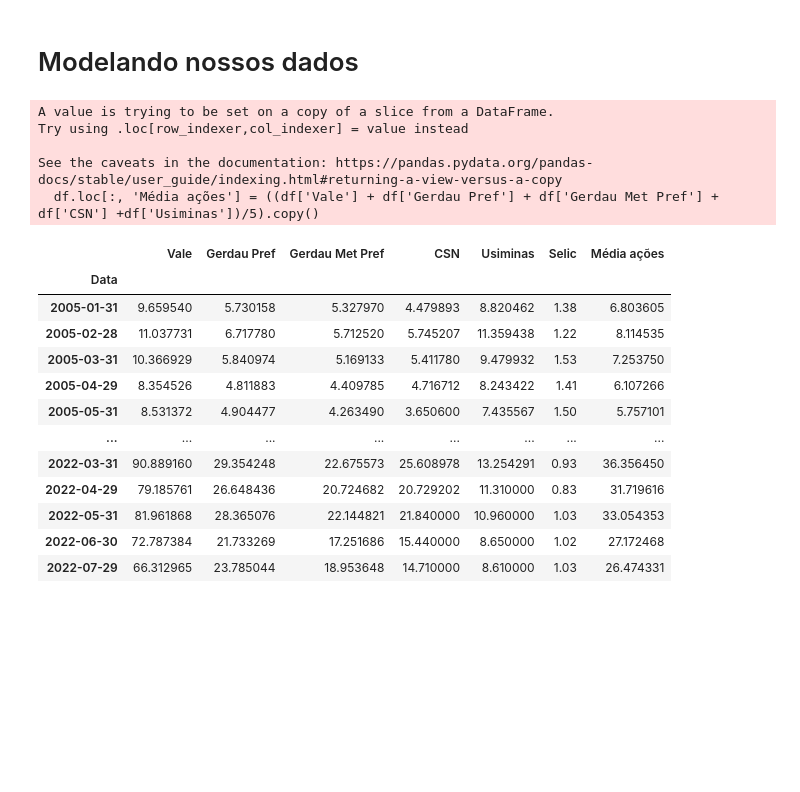
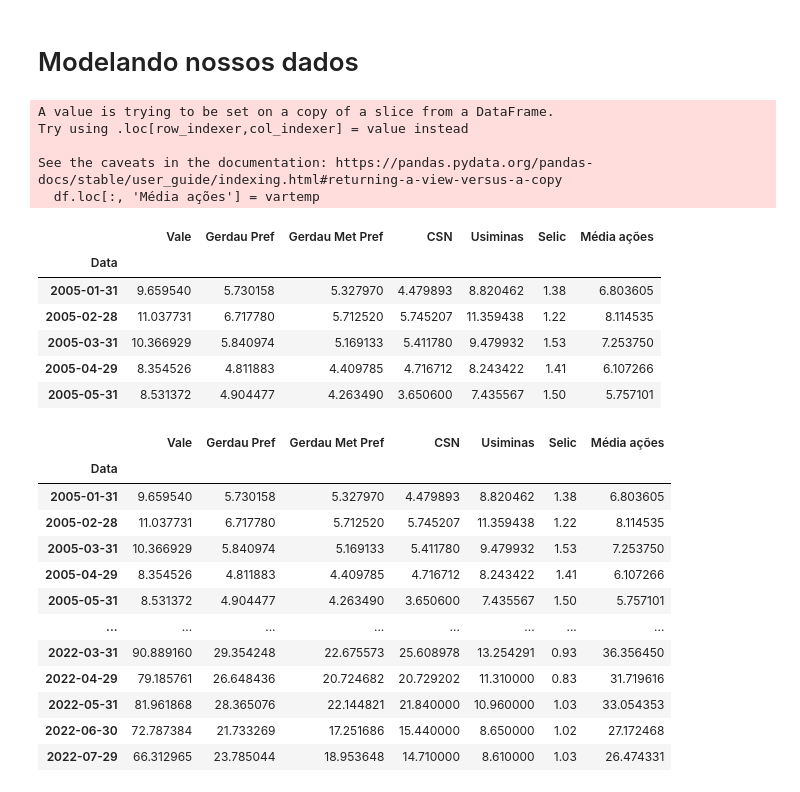
Before and after one commit to kauebr/Insights, a Jupyter notebook: Setor Siderúrgico Nacional/2 Entrega - Cliclo 2/Passo 06 - Análise exploratória/Jupyter Notebooks/Analise exploratória.ipynb, the cells around one changed output. Cells and saved outputs as stored; diff of their text form; code cells hidden in the pictures; blank space fills up the shorter version.

```diff
--- a/Setor Siderúrgico Nacional/2 Entrega - Cliclo 2/Passo 06 - Análise exploratória/Jupyter Notebooks/Analise exploratória.ipynb
+++ b/Setor Siderúrgico Nacional/2 Entrega - Cliclo 2/Passo 06 - Análise exploratória/Jupyter Notebooks/Analise exploratória.ipynb
@@ -130,13 +143,23 @@ df.plot(figsize=(18,10))
 # %%
 # Inserindo uma coluna com a média do valor das ações
 # df['Média ações'] = ((df['Vale'] + df['Gerdau Pref'] + df['Gerdau Met Pref'] + df['CSN'] +df['Usiminas'])/5).copy()
-df.loc[:, 'Média ações'] = ((df['Vale'] + df['Gerdau Pref'] + df['Gerdau Met Pref'] + df['CSN'] +df['Usiminas'])/5).copy()
+vartemp = ((df['Vale'] + df['Gerdau Pref'] + df['Gerdau Met Pref'] + df['CSN'] +df['Usiminas'])/5).copy()
+df.loc[:, 'Média ações'] = vartemp
+df.head(5)
+#  D
 # %% [output]
 A value is trying to be set on a copy of a slice from a DataFrame.
 Try using .loc[row_indexer,col_indexer] = value instead
 
 See the caveats in the documentation: https://pandas.pydata.org/pandas-docs/stable/user_guide/indexing.html#returning-a-view-versus-a-copy
-  df.loc[:, 'Média ações'] = ((df['Vale'] + df['Gerdau Pref'] + df['Gerdau Met Pref'] + df['CSN'] +df['Usiminas'])/5).copy()
+  df.loc[:, 'Média ações'] = vartemp
+|  | Vale | Gerdau Pref | Gerdau Met Pref | CSN | Usiminas | Selic | Média ações |
+| Data |  |  |  |  |  |  |  |
+| 2005-01-31 | 9.659540 | 5.730158 | 5.327970 | 4.479893 | 8.820462 | 1.38 | 6.803605 |
+| 2005-02-28 | 11.037731 | 6.717780 | 5.712520 | 5.745207 | 11.359438 | 1.22 | 8.114535 |
+| 2005-03-31 | 10.366929 | 5.840974 | 5.169133 | 5.411780 | 9.479932 | 1.53 | 7.253750 |
+| 2005-04-29 | 8.354526 | 4.811883 | 4.409785 | 4.716712 | 8.243422 | 1.41 | 6.107266 |
+| 2005-05-31 | 8.531372 | 4.904477 | 4.263490 | 3.650600 | 7.435567 | 1.50 | 5.757101 |
 # %%
 df
 # %% [output]
```
Also changed, not shown: parts of 17 cells of this notebook.
